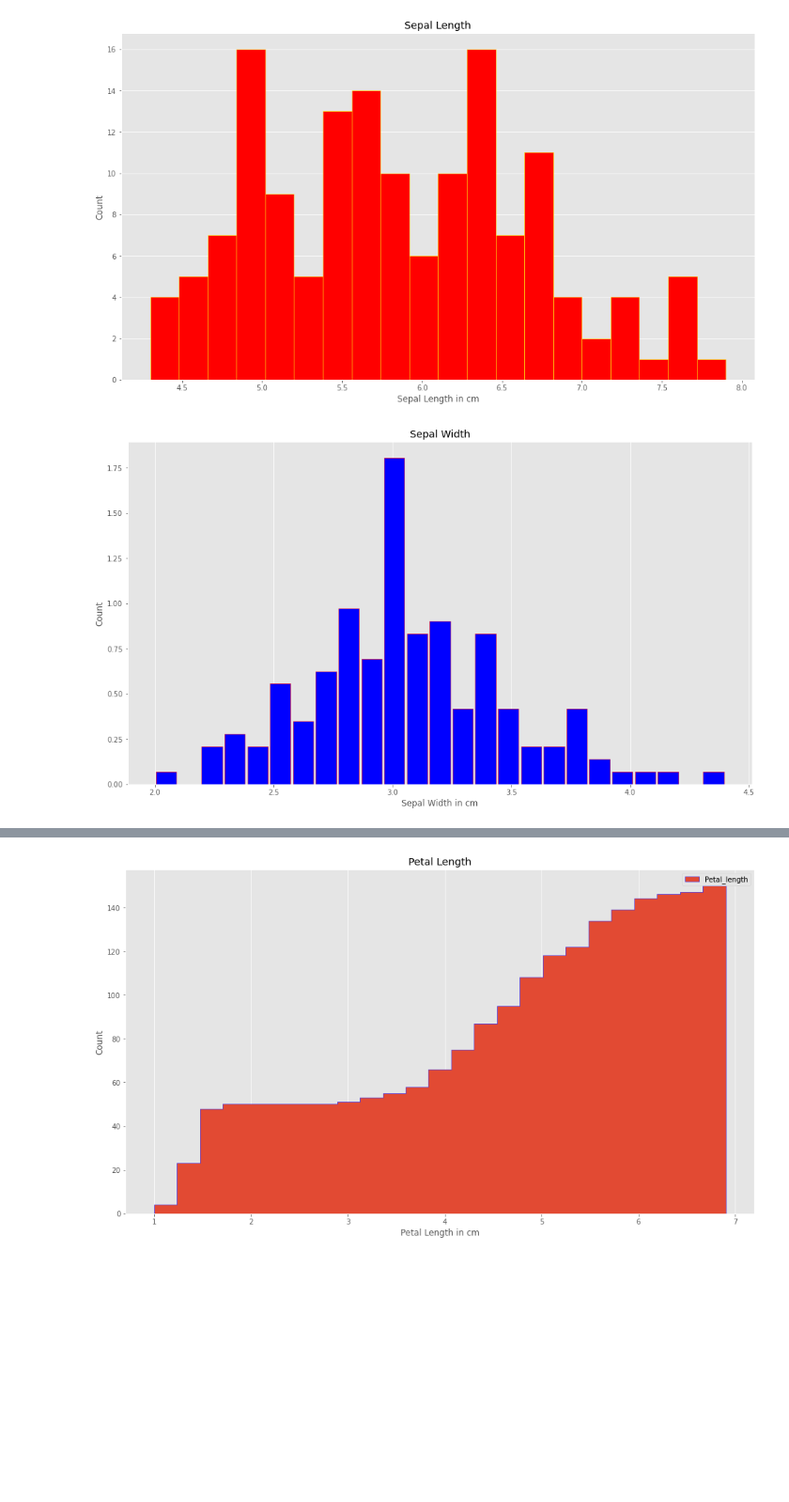
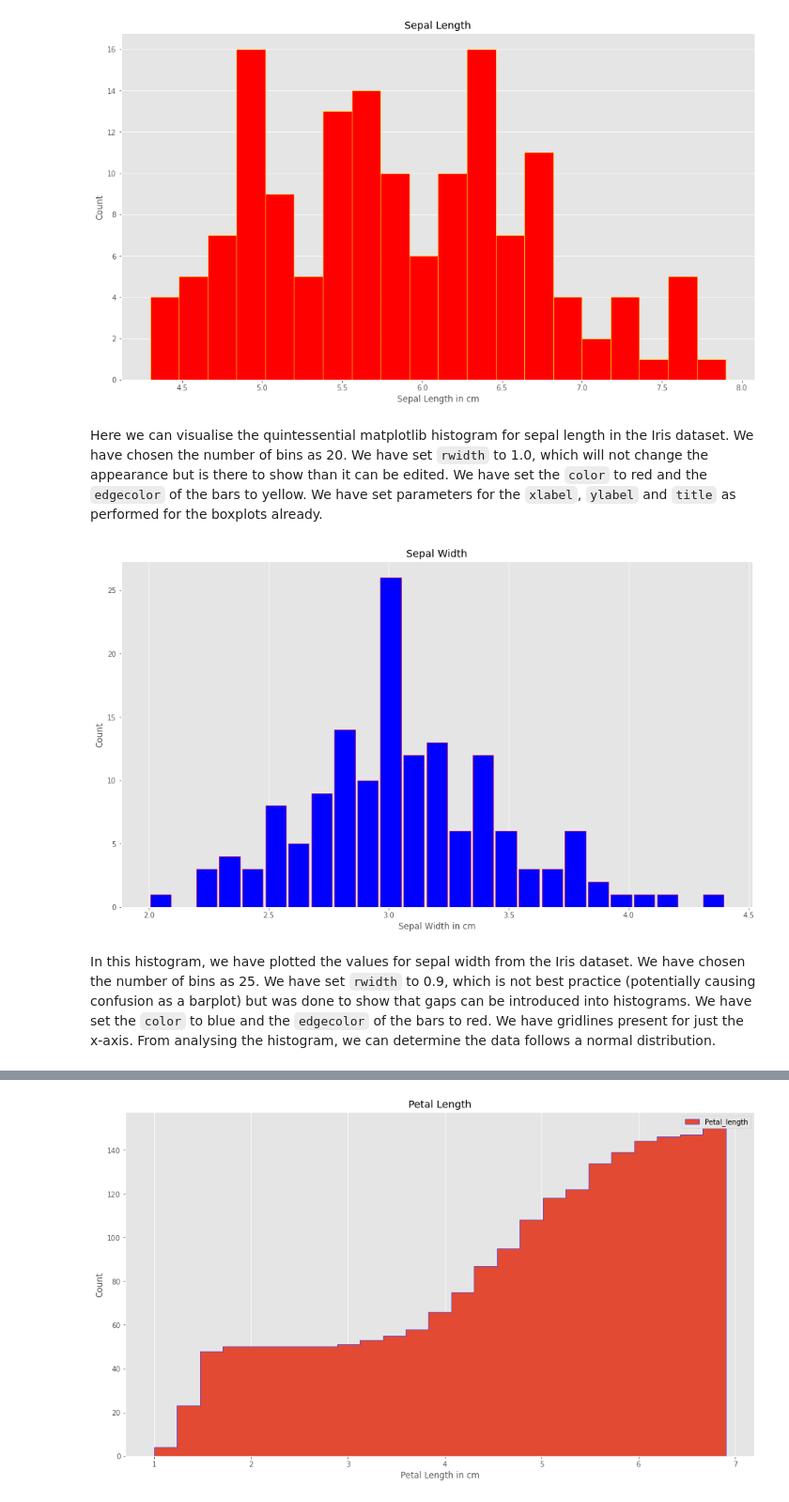
Before and after one commit to conor-mccaffrey/cao-points, a Jupyter notebook: pyplot.ipynb, the cells around one changed output, grey strips where cells are left out. Shown at 94% size. Saved outputs shown, nothing was run; the diff lists cells and outputs as text; code cells hidden in the pictures; blank space fills up the shorter version.

```diff
--- a/pyplot.ipynb
+++ b/pyplot.ipynb
@@ -486,15 +472,19 @@ plt.ylabel('Count')
 plt.grid(axis='x', alpha = 0.5)
 # %% [output]
 [figure]
+# %% [markdown]
+Here we can visualise the quintessential matplotlib histogram for sepal length in the Iris dataset. We have chosen the number of bins as 20. We have set `rwidth` to 1.0, which will not change the appearance but is there to show than it can be edited. We have set the `color` to red and the `edgecolor` of the bars to yellow. We have set parameters for the `xlabel`, `ylabel` and `title` as performed for the boxplots already.
 # %%
 # Histograms of Iris variable sepal_width
-plt.hist(data['sepal_width'], bins = 25, density=True, rwidth = 0.9, color = 'blue', edgecolor='red')
+plt.hist(data['sepal_width'], bins = 25, rwidth = 0.9, color = 'blue', edgecolor='red')
 plt.title('Sepal Width')
 plt.xlabel('Sepal Width in cm')
 plt.ylabel('Count')
-plt.grid(axis='y')
+plt.grid(axis = 'y')
 # %% [output]
-[figure, old version]
+[figure, new version]
+# %% [markdown]
+In this histogram, we have plotted the values for sepal width from the Iris dataset. We have chosen the number of bins as 25. We have set `rwidth` to 0.9, which is not best practice (potentially causing confusion as a barplot) but was done to show that gaps can be introduced into histograms. We have set the `color` to blue and the `edgecolor` of the bars to red. We have gridlines present for just the x-axis. From analysing the histogram, we can determine the data follows a normal distribution.
 # %%
 # Histograms of Iris variable petal width
 plt.hist(data['petal_width'], bins = 25, edgecolor = 'blue',
```
Also changed, not shown: parts of 14 cells of this notebook.
